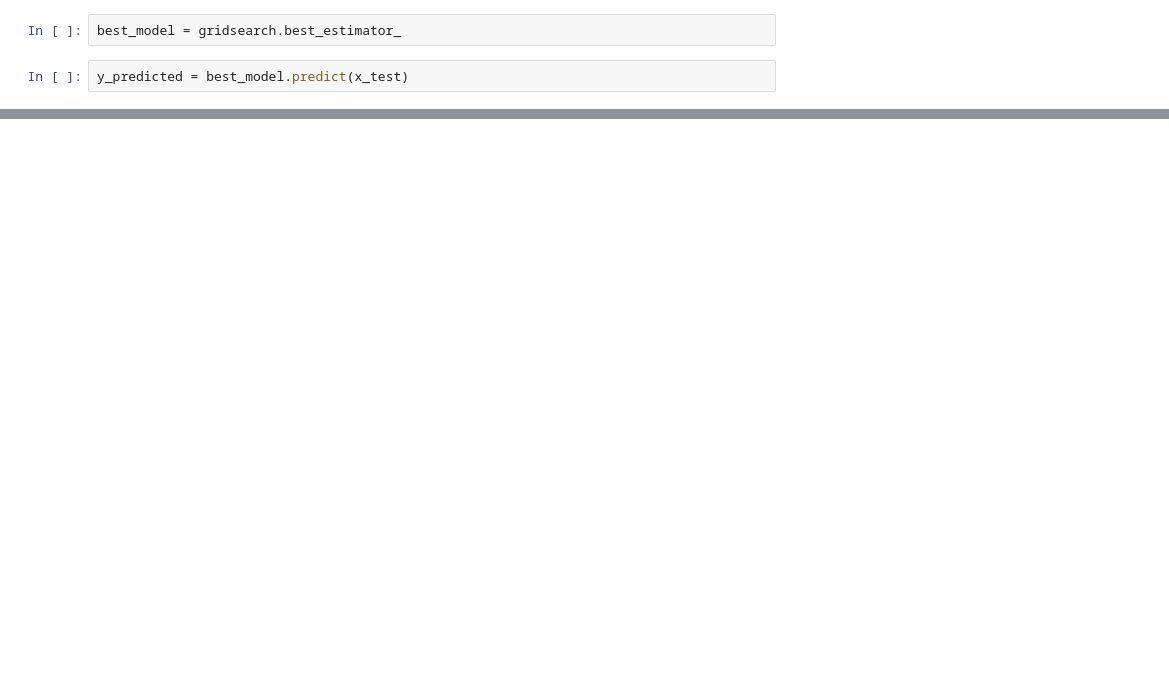
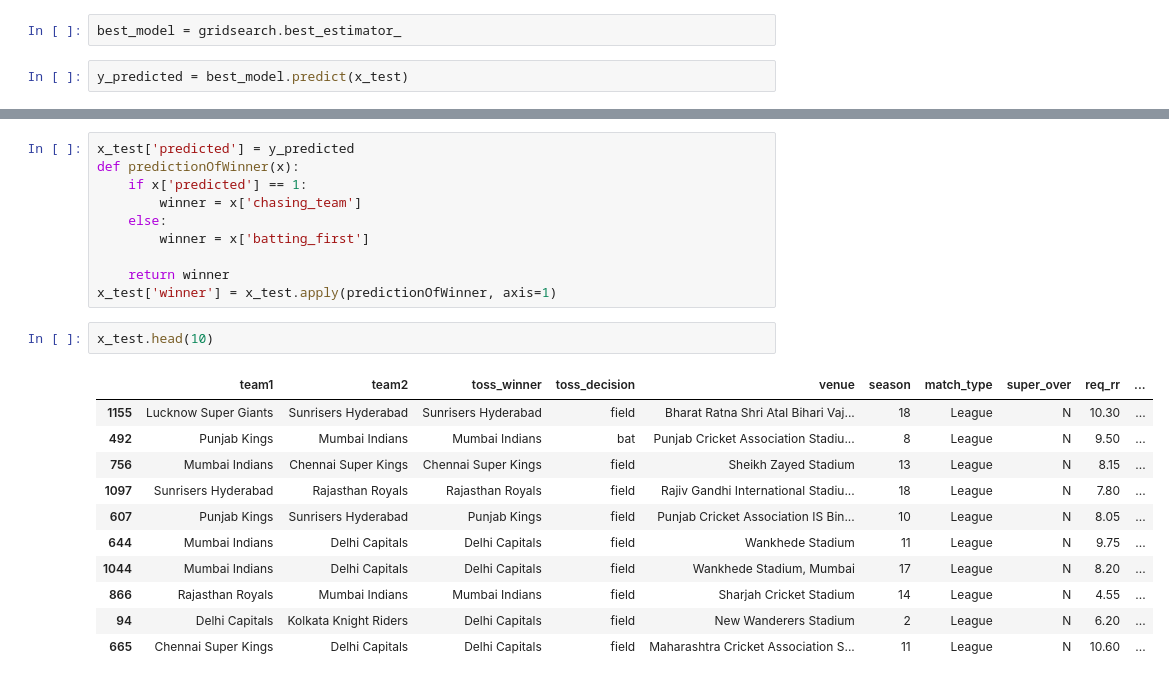
Before and after one commit to ShankaraNG/IPL-prediction-engine, a Jupyter notebook: iplpredictor.ipynb, the cells around one changed output, grey strips where cells are left out. Cells and saved outputs as stored; diff of their text form; blank space fills up the shorter version.

```diff
--- a/iplpredictor.ipynb
+++ b/iplpredictor.ipynb
@@ -356,3 +379,27 @@ array(['Chennai Super Kings', 'Royal Challengers Bengaluru',
+# %%
+x_test['predicted'] = y_predicted
+def predictionOfWinner(x):
+    if x['predicted'] == 1:
+        winner = x['chasing_team']
+    else:
+        winner = x['batting_first']
+
+    return winner
+x_test['winner'] = x_test.apply(predictionOfWinner, axis=1)
+# %%
+x_test.head(10)
+# %% [output]
+|  | team1 | team2 | toss_winner | toss_decision | venue | season | match_type | super_over | req_rr | ... |
+| 1155 | Lucknow Super Giants | Sunrisers Hyderabad | Sunrisers Hyderabad | field | Bharat Ratna Shri Atal Bihari Vaj... | 18 | League | N | 10.30 | ... |
+| 492 | Punjab Kings | Mumbai Indians | Mumbai Indians | bat | Punjab Cricket Association Stadiu... | 8 | League | N | 9.50 | ... |
+| 756 | Mumbai Indians | Chennai Super Kings | Chennai Super Kings | field | Sheikh Zayed Stadium | 13 | League | N | 8.15 | ... |
+| 1097 | Sunrisers Hyderabad | Rajasthan Royals | Rajasthan Royals | field | Rajiv Gandhi International Stadiu... | 18 | League | N | 7.80 | ... |
+| 607 | Punjab Kings | Sunrisers Hyderabad | Punjab Kings | field | Punjab Cricket Association IS Bin... | 10 | League | N | 8.05 | ... |
+| 644 | Mumbai Indians | Delhi Capitals | Delhi Capitals | field | Wankhede Stadium | 11 | League | N | 9.75 | ... |
+| 1044 | Mumbai Indians | Delhi Capitals | Delhi Capitals | field | Wankhede Stadium, Mumbai | 17 | League | N | 8.20 | ... |
+| 866 | Rajasthan Royals | Mumbai Indians | Mumbai Indians | field | Sharjah Cricket Stadium | 14 | League | N | 4.55 | ... |
+| 94 | Delhi Capitals | Kolkata Knight Riders | Delhi Capitals | field | New Wanderers Stadium | 2 | League | N | 6.20 | ... |
+| 665 | Chennai Super Kings | Delhi Capitals | Delhi Capitals | field | Maharashtra Cricket Association S... | 11 | League | N | 10.60 | ... |
 # %%
 plt.Figure(figsize=(16,12))
 ConfusionMatrixDisplay.from_predictions(y_test, y_predicted)
```
Also changed, not shown: parts of 20 cells of this notebook, 20 other files.
